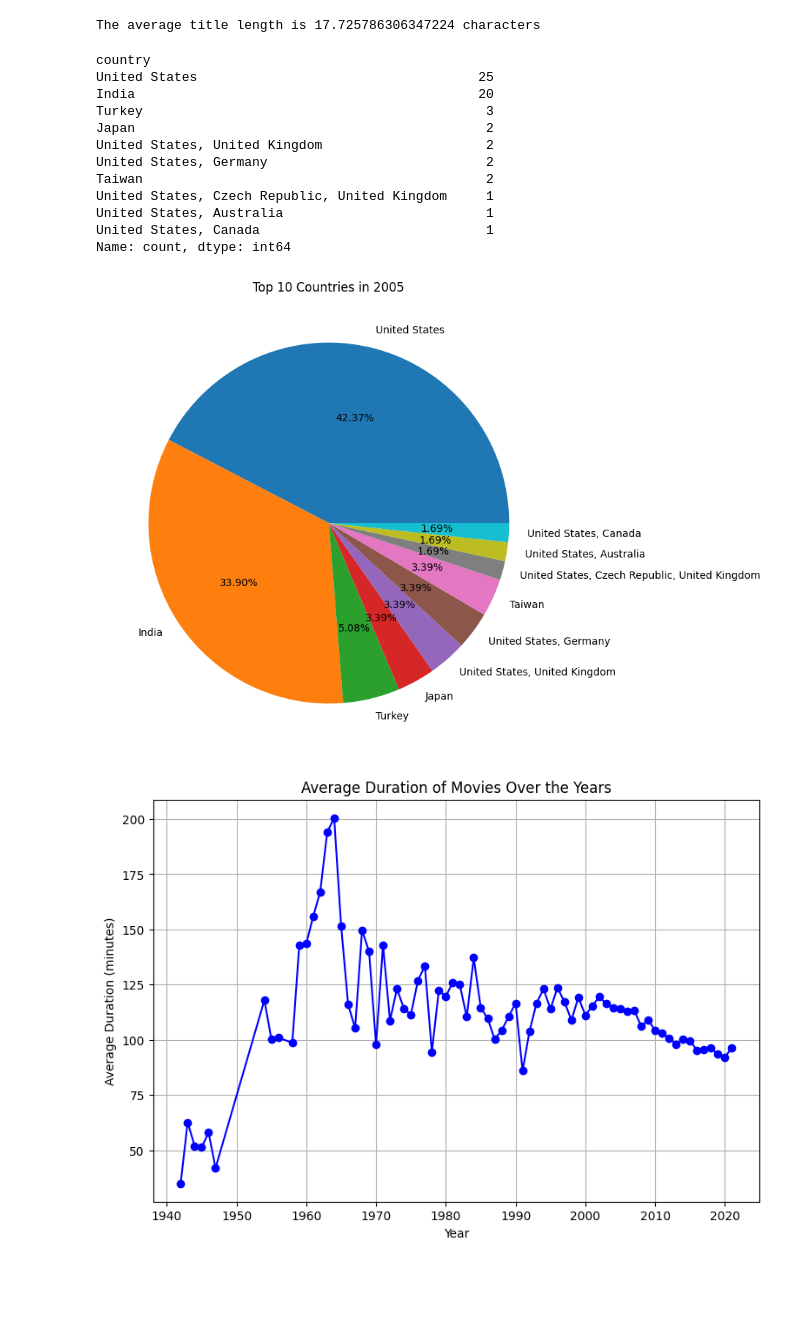
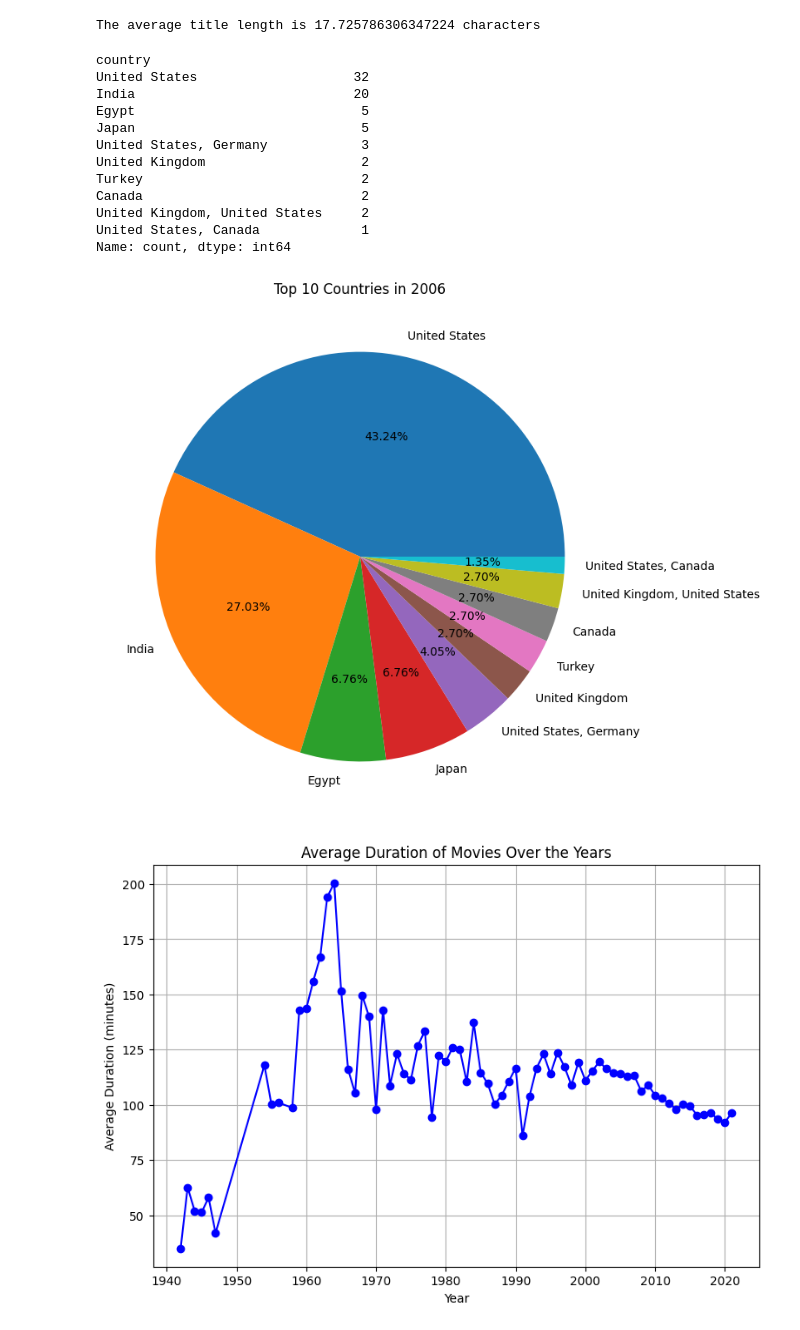
Before and after one commit to KDeepikaKaranth/eae_ipld_project, a Jupyter notebook: development/02_netflix_data_analysis.ipynb, the cells around one changed output. Saved outputs shown, nothing was run; the diff lists cells and outputs as text; code cells hidden in the pictures; blank space fills up the shorter version.

```diff
--- a/development/02_netflix_data_analysis.ipynb
+++ b/development/02_netflix_data_analysis.ipynb
@@ -113,38 +113,38 @@ The average title length is 17.725786306347224 characters
 # %%
 # Ex 2.6: For a given year, get the Pandas Series of how many movies and series combined were made by every country, limit it to the top 10 countries.
 
 # It's optional to clean or modify the data of countries in this case, you can just use the data as it is.
 
 # hint: (you can use the .loc method to filter the data by year, and then use the .value_counts() method to get the number of movies and series combined for each country,
 # finally use the head(10) method to get the top 10 countries)
 
-year = 2005   # you can try to change the year to see the results for different years
+year = 2006  # you can try to change the year to see the results for different years
 top_10_countries = movies_df.loc[movies_df["release_year"].isin([year])].value_counts(movies_df["country"]).head(10)
 # top_10_countries = None  # TODO: top_10_countries has to be a Pandas Series with the top 10 countries with the number of movies and series combined for that year
 
 print(top_10_countries)
 import matplotlib.pyplot as plt
 
 # # Code to plot the pie chart from your data results
 plt.figure(figsize=(8, 8))
 plt.pie(top_10_countries, labels=top_10_countries.index, autopct="%.2f%%")
 plt.title(f"Top 10 Countries in {year}")
 
 plt.show()
 # %% [output]
 country
-United States                                    25
-India                                            20
-Turkey                                            3
-Japan                                             2
-United States, United Kingdom                     2
-United States, Germany                            2
-Taiwan                                            2
-United States, Czech Republic, United Kingdom     1
-United States, Australia                          1
-United States, Canada                             1
+United States                    32
+India                            20
+Egypt                             5
+Japan                             5
+United States, Germany            3
+United Kingdom                    2
+Turkey                            2
+Canada                            2
+United Kingdom, United States     2
+United States, Canada             1
 Name: count, dtype: int64
-[figure, old version]
+[figure, new version]
 # %%
 # Ex 2.7: Make a line chart of the average duration of movies (not TV shows) in minutes for every year across all the years.
 
```
Also changed, not shown: 1 other file.
